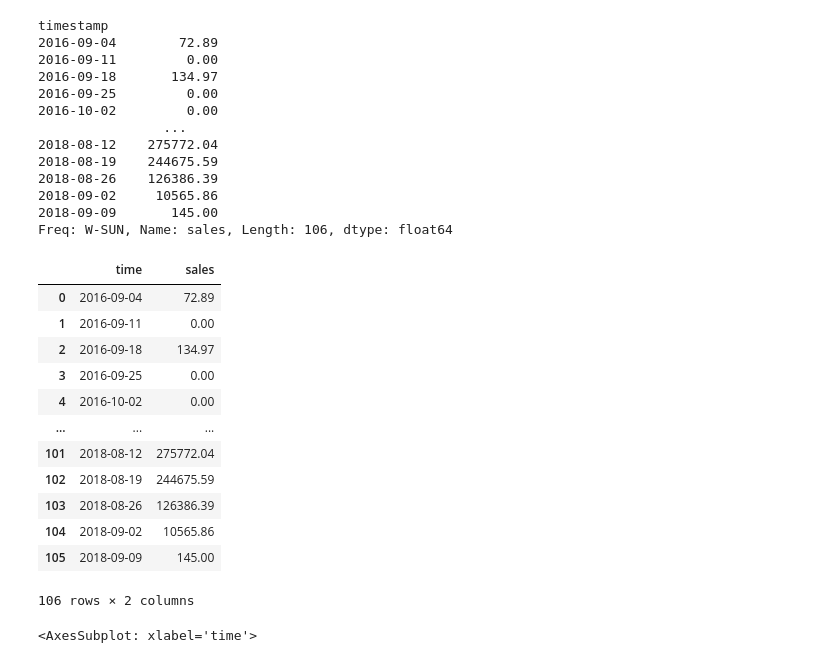
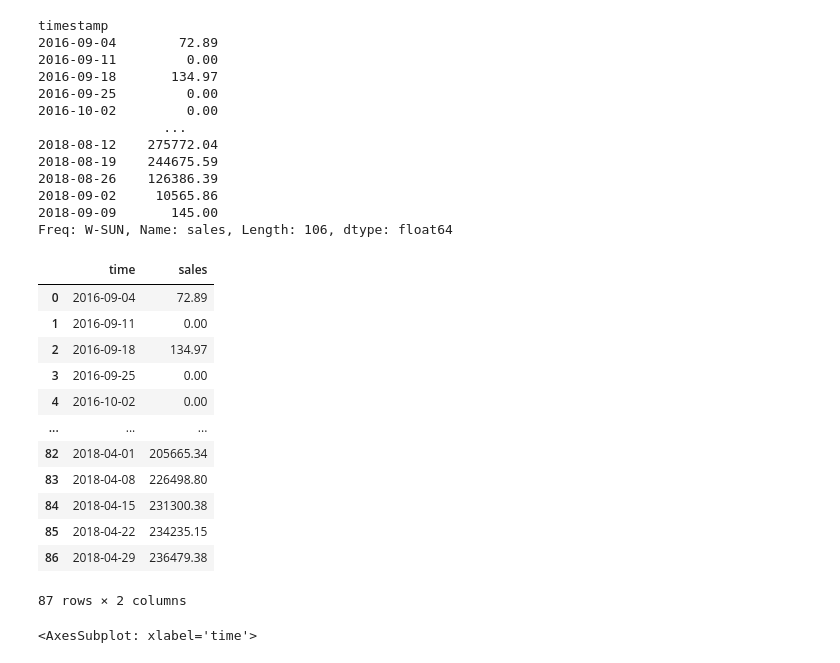
Before and after one commit to agusdm97/PF-DTS05-E-COMMERCE-OLIST, a Jupyter notebook: machine_learning/ml_ForecastingSales.ipynb, the cells around one changed output. Drawn from its saved outputs; the diff is of its cells as text; code cells hidden in the pictures.

```diff
--- a/machine_learning/ml_ForecastingSales.ipynb
+++ b/machine_learning/ml_ForecastingSales.ipynb
@@ -74,21 +74,21 @@ Freq: W-SUN, Name: sales, Length: 106, dtype: float64
 # %%
 Sales_per_Week = Week_Data.to_frame(name = 'sales').reset_index()
 Sales_per_Week.rename(columns= {'timestamp':'time'}, inplace = True)
-Sales_per_Week
+Sales_per_Week.head(87)
 # %% [output]
 |  | time | sales |
 | 0 | 2016-09-04 | 72.89 |
 | 1 | 2016-09-11 | 0.00 |
 | 2 | 2016-09-18 | 134.97 |
 | 3 | 2016-09-25 | 0.00 |
 | 4 | 2016-10-02 | 0.00 |
 | ... | ... | ... |
-| 101 | 2018-08-12 | 275772.04 |
-| 102 | 2018-08-19 | 244675.59 |
-| 103 | 2018-08-26 | 126386.39 |
-| 104 | 2018-09-02 | 10565.86 |
-| 105 | 2018-09-09 | 145.00 |
+| 82 | 2018-04-01 | 205665.34 |
+| 83 | 2018-04-08 | 226498.80 |
+| 84 | 2018-04-15 | 231300.38 |
+| 85 | 2018-04-22 | 234235.15 |
+| 86 | 2018-04-29 | 236479.38 |
-106 rows × 2 columns
+87 rows × 2 columns
 # %%
 Sales_per_Week.set_index('time', inplace=True)
 Sales_per_Week.plot()
```
Also changed, not shown: parts of 23 cells of this notebook, 2 other files.
